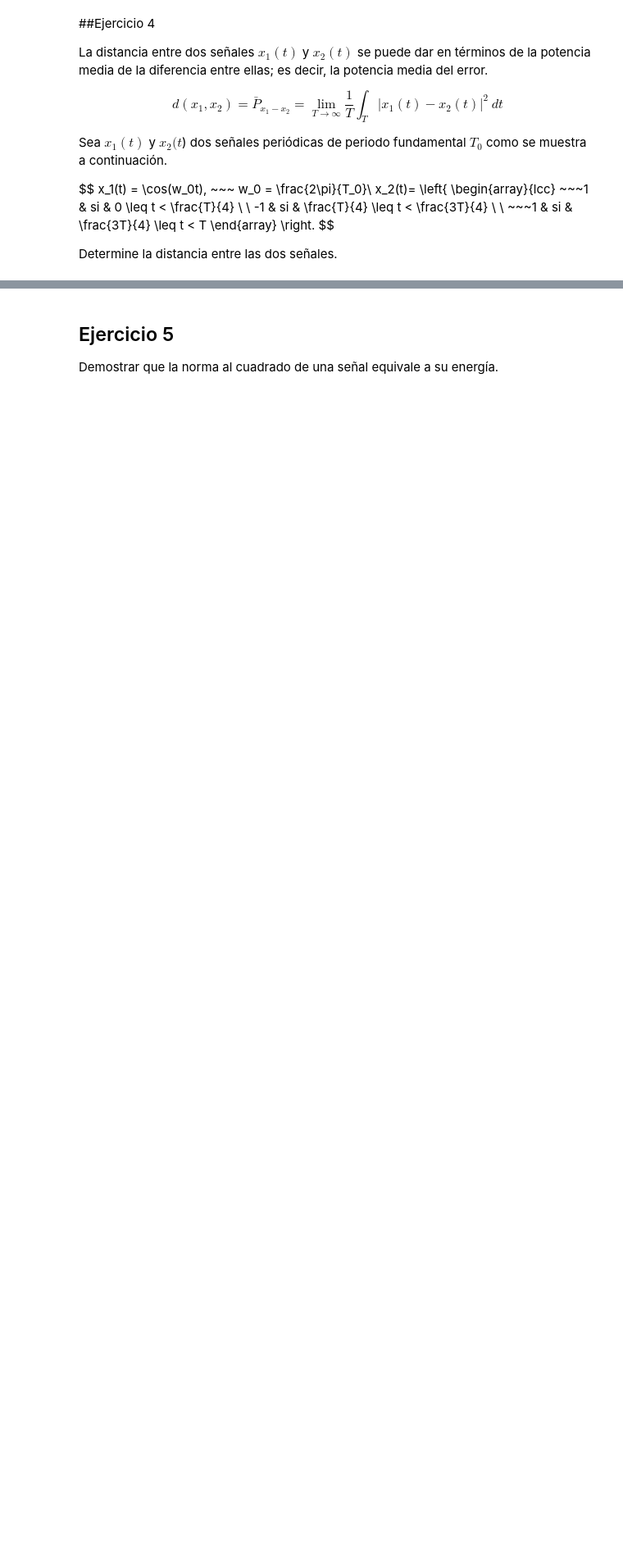
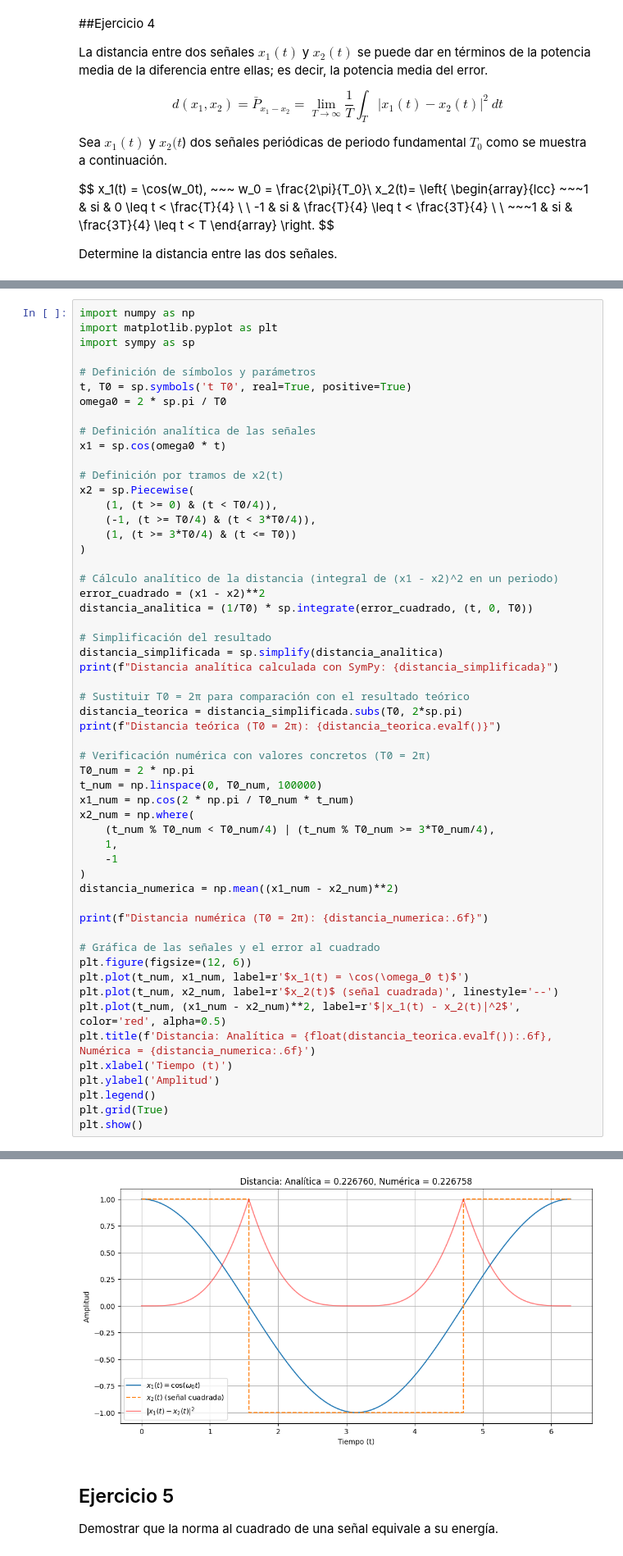
Before and after one commit to amaartin/Senales-y-Sistemas, a Jupyter notebook: Cuaderno_5__Señales_De_Energia_Y_De_Potencia.ipynb, the cells around one changed output, grey strips where cells are left out. Shown: that part at 82% size. Cells and saved outputs as stored; diff of their text form; blank space fills up the shorter version.

```diff
--- a/Cuaderno_5__Señales_De_Energia_Y_De_Potencia.ipynb
+++ b/Cuaderno_5__Señales_De_Energia_Y_De_Potencia.ipynb
@@ -416,0 +386,56 @@ print(f"La distancia entre las señales es: {distancia_analitica}")
+# %%
+import numpy as np
+import matplotlib.pyplot as plt
+import sympy as sp
+
+# Definición de símbolos y parámetros
+t, T0 = sp.symbols('t T0', real=True, positive=True)
+omega0 = 2 * sp.pi / T0
+
+# Definición analítica de las señales
+x1 = sp.cos(omega0 * t)
+
+# Definición por tramos de x2(t)
+x2 = sp.Piecewise(
+    (1, (t >= 0) & (t < T0/4)),
+    (-1, (t >= T0/4) & (t < 3*T0/4)),
+    (1, (t >= 3*T0/4) & (t <= T0))
+)
+
+# Cálculo analítico de la distancia (integral de (x1 - x2)^2 en un periodo)
+error_cuadrado = (x1 - x2)**2
+distancia_analitica = (1/T0) * sp.integrate(error_cuadrado, (t, 0, T0))
+
+# Simplificación del resultado
+distancia_simplificada = sp.simplify(distancia_analitica)
+print(f"Distancia analítica calculada con SymPy: {distancia_simplificada}")
+
+# Sustituir T0 = 2π para comparación con el resultado teórico
+distancia_teorica = distancia_simplificada.subs(T0, 2*sp.pi)
+print(f"Distancia teórica (T0 = 2π): {distancia_teorica.evalf()}")
+
+# Verificación numérica con valores concretos (T0 = 2π)
+T0_num = 2 * np.pi
+t_num = np.linspace(0, T0_num, 100000)
+x1_num = np.cos(2 * np.pi / T0_num * t_num)
+x2_num = np.where(
+    (t_num % T0_num < T0_num/4) | (t_num % T0_num >= 3*T0_num/4),
+    1,
+    -1
+)
+distancia_numerica = np.mean((x1_num - x2_num)**2)
+
+print(f"Distancia numérica (T0 = 2π): {distancia_numerica:.6f}")
+
+# Gráfica de las señales y el error al cuadrado
+plt.figure(figsize=(12, 6))
+plt.plot(t_num, x1_num, label=r'$x_1(t) = \cos(\omega_0 t)$')
+plt.plot(t_num, x2_num, label=r'$x_2(t)$ (señal cuadrada)', linestyle='--')
+plt.plot(t_num, (x1_num - x2_num)**2, label=r'$|x_1(t) - x_2(t)|^2$', color='red', alpha=0.5)
+plt.title(f'Distancia: Analítica = {float(distancia_teorica.evalf()):.6f}, Numérica = {distancia_numerica:.6f}')
+plt.xlabel('Tiempo (t)')
+plt.ylabel('Amplitud')
+plt.legend()
+plt.grid(True)
+plt.show()
+# %% [output]
@@ -417,3 +445,4 @@ print(f"La distancia entre las señales es: {distancia_analitica}")
+[figure, added]
 # %% [markdown]
 ## Ejercicio 5
 
```
Also changed, not shown: parts of 2 cells of this notebook.
